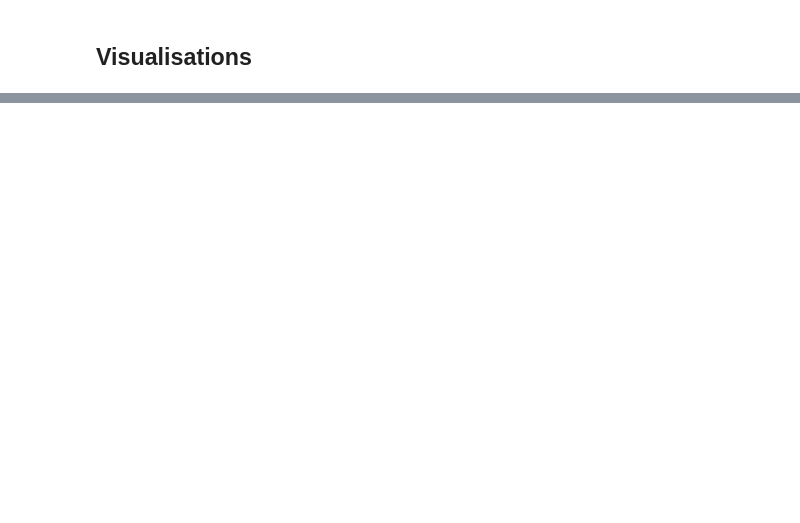
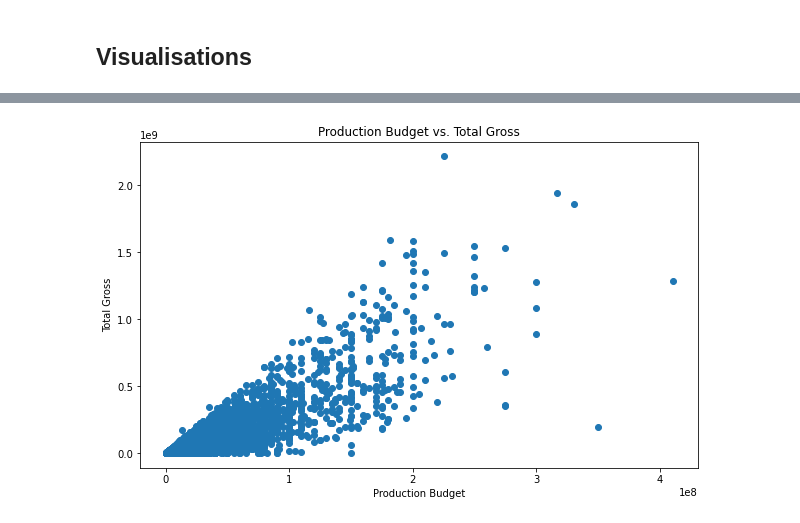
Before and after one commit to vkigen/dsc-phase-2-project-group6, a Jupyter notebook: student.ipynb, the cells around one changed output, grey strips where cells are left out. Cells and saved outputs as stored; diff of their text form; code cells hidden in the pictures; blank space fills up the shorter version.

```diff
--- a/student.ipynb
+++ b/student.ipynb
@@ -897,3 +1030,14 @@ plt.boxplot(x="gross_to_budget_ratio", data = no_outliers)
+# %%
+plt.figure(figsize=(10, 6))
+plt.scatter(x='production_budget', y='total_gross', data=no_outliers)
+
+plt.xlabel('Production Budget')
+plt.ylabel('Total Gross')
+plt.title('Production Budget vs. Total Gross')
+
+plt.show()
+# %% [output]
+[figure, added]
 # %%
 # Step 1: Alter the table to add a new column
 q_alter = """
```
Also changed, not shown: parts of 42 cells of this notebook.
